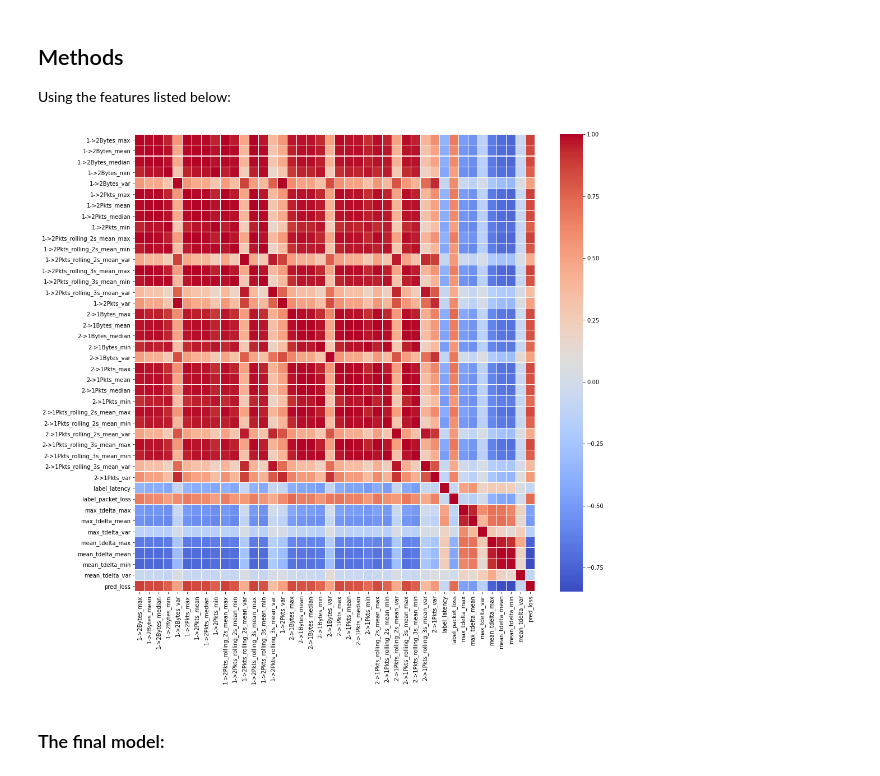
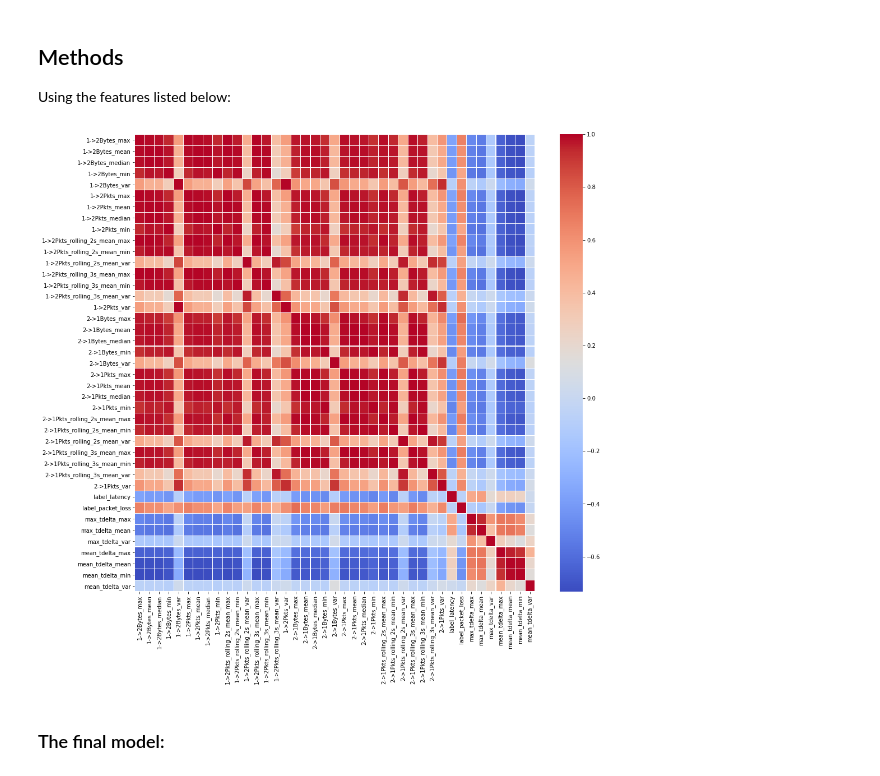
Before and after one commit to Ben243/DSC180A_Q1, a Jupyter notebook: notebooks/report.ipynb, the cells around one changed output. Cells and saved outputs as stored; diff of their text form; code cells hidden in the pictures.

```diff
--- a/notebooks/report.ipynb
+++ b/notebooks/report.ipynb
@@ -96,10 +96,10 @@ loss_test_y = np.log(test['label_packet_loss']) #log loss
 # %%
 plt.figure(figsize=(16,15))
 
 # sns.heatmap(features_label.loc[features_label["label_latency"] <= 500].corr(), cmap="coolwarm",linewidths=.05);
-sns.heatmap(data[sorted(set(loss_features+latency_features)-set('pred_loss'))].corr(), cmap="coolwarm",linewidths=.05);
+sns.heatmap(data[sorted(set(loss_features+latency_features)-set(['pred_loss']))].corr(), cmap="coolwarm",linewidths=.05);
 # %% [output]
-[figure, old version]
+[figure, new version]
 # %% [markdown]
 ### The final model:
 # %% [markdown]
```
Also changed, not shown: parts of 8 cells of this notebook, 1 other file.
